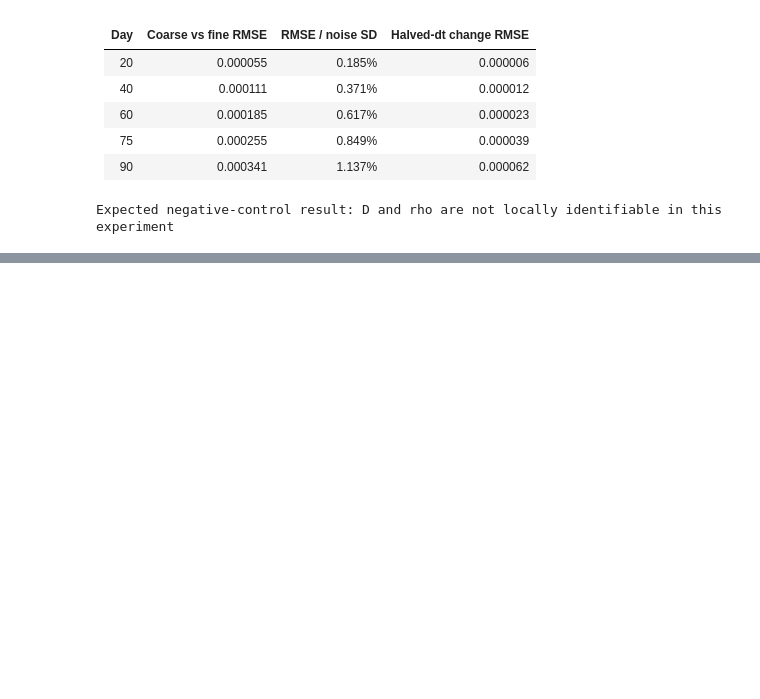
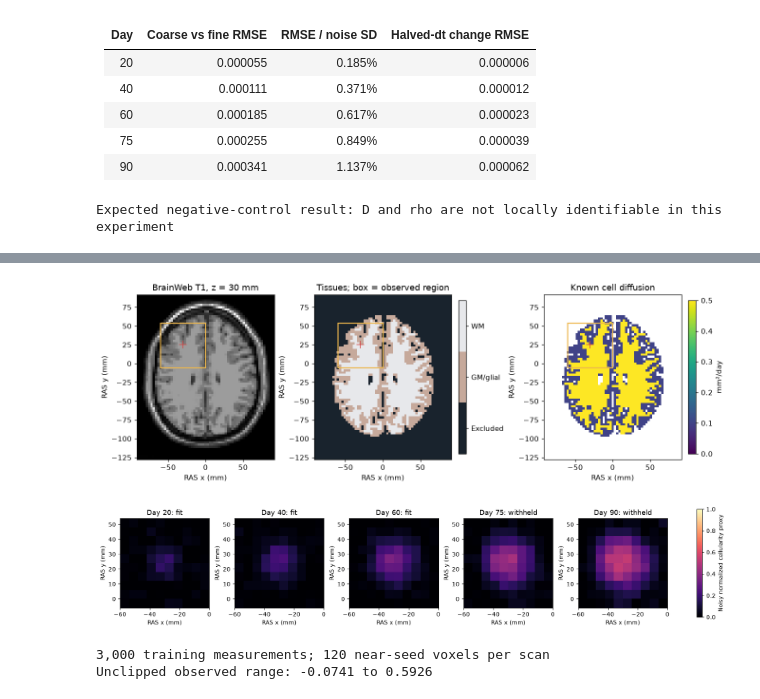
Before and after one commit to arvidl/brainweb_fisher_kpp, a Jupyter notebook: synthetic_parameter_recovery.ipynb, the cells around one changed output, grey strips where cells are left out. Cells and saved outputs as stored; diff of their text form; code cells hidden in the pictures; blank space fills up the shorter version.

Commit message:
feat: publish BrainWeb recovery and anatomy sensitivity study

```diff
--- a/synthetic_parameter_recovery.ipynb
+++ b/synthetic_parameter_recovery.ipynb
@@ -481,0 +613,47 @@ Saved summary, arrays and five figures to outputs/synthetic_recovery/ (62.0 s).
+# %%
+bw_clean = bw_truth.predict(*bw_true, bw_days)
+bw_noise = bw_noise_sd * bw_noise_rng.standard_normal(bw_clean.shape)
+bw_observed = bw_clean + bw_noise
+bw_z = bw_brain.voxel(bw_design.seed_center_mm)[2]
+bw_extent = [bw_brain.affine[0, 3] - 1.5,
+             bw_brain.affine[0, 3] + (bw_inverse.shape[0] - .5)*3,
+             bw_brain.affine[1, 3] - 1.5,
+             bw_brain.affine[1, 3] + (bw_inverse.shape[1] - .5)*3]
+bw_classes = np.where(bw_brain.labels == 3, 2, np.where(bw_inverse.mask, 1, 0))
+bw_dmap = np.where(bw_brain.labels == 3, bw_true[0], np.where(bw_inverse.mask, bw_true[1], np.nan))
+fig, axes = plt.subplots(1, 3, figsize=(12, 4.6), layout="constrained")
+for ax in axes:
+    ax.set(xlabel="RAS x (mm)", ylabel="RAS y (mm)")
+    ax.add_patch(Rectangle((bw_design.observation_center_mm[0]-30,
+                            bw_design.observation_center_mm[1]-30), 60, 60,
+                           fill=False, edgecolor="#edb74d", linewidth=1.5))
+    ax.plot(*bw_design.seed_center_mm[:2], "+", color="#d34a48", markersize=10)
+axes[0].imshow(bw_brain.t1[:, :, bw_z].T, origin="lower", extent=bw_extent, cmap="gray")
+axes[0].set_title(f"BrainWeb T1, z = {bw_brain.world((0, 0, bw_z))[2]:g} mm")
+im = axes[1].imshow(bw_classes[:, :, bw_z].T, origin="lower", extent=bw_extent,
+                     cmap=ListedColormap(["#19232d", "#c6a99b", "#e7e8eb"]), vmin=-.5, vmax=2.5)
+cb = fig.colorbar(im, ax=axes[1], ticks=[0, 1, 2], shrink=.65)
+cb.ax.set_yticklabels(["Excluded", "GM/glial", "WM"])
+axes[1].set_title("Tissues; box = observed region")
+im = axes[2].imshow(bw_dmap[:, :, bw_z].T, origin="lower", extent=bw_extent, cmap="viridis", vmin=0, vmax=bw_true[:2].max())
+axes[2].set_title("Known cell diffusion")
+fig.colorbar(im, ax=axes[2], shrink=.65, label="mm²/day")
+bw_save_figure("anatomy_and_design")
+
+bw_obs_extent = [bw_inverse.observation_axes[0][0]-3, bw_inverse.observation_axes[0][-1]+3,
+                 bw_inverse.observation_axes[1][0]-3, bw_inverse.observation_axes[1][-1]+3]
+bw_mid = int(np.argmin(abs(bw_inverse.observation_axes[2] - bw_design.seed_center_mm[2])))
+fig, axes = plt.subplots(1, len(bw_days), figsize=(15, 3.3), layout="constrained")
+for j, ax in enumerate(axes):
+    im = ax.imshow(bw_observed[j, :, :, bw_mid].T, origin="lower", extent=bw_obs_extent,
+                   cmap="magma", vmin=0, vmax=1)
+    ax.set(title=f"Day {bw_days[j]:g}: {'fit' if j < bw_n_train else 'withheld'}", xlabel="RAS x (mm)", ylabel="RAS y (mm)")
+fig.colorbar(im, ax=axes, shrink=.8, label="Noisy normalized cellularity proxy")
+bw_save_figure("observations")
+print(f"{bw_observed[:bw_n_train].size:,} training measurements; {bw_near_seed.sum()} near-seed voxels per scan")
+print(f"Unclipped observed range: {bw_observed.min():.4f} to {bw_observed.max():.4f}")
+# %% [output]
+[figure, added]
+[figure, added]
+3,000 training measurements; 120 near-seed voxels per scan
+Unclipped observed range: -0.0741 to 0.5926
```
Also changed, not shown: parts of 18 cells of this notebook, 40 other files.
